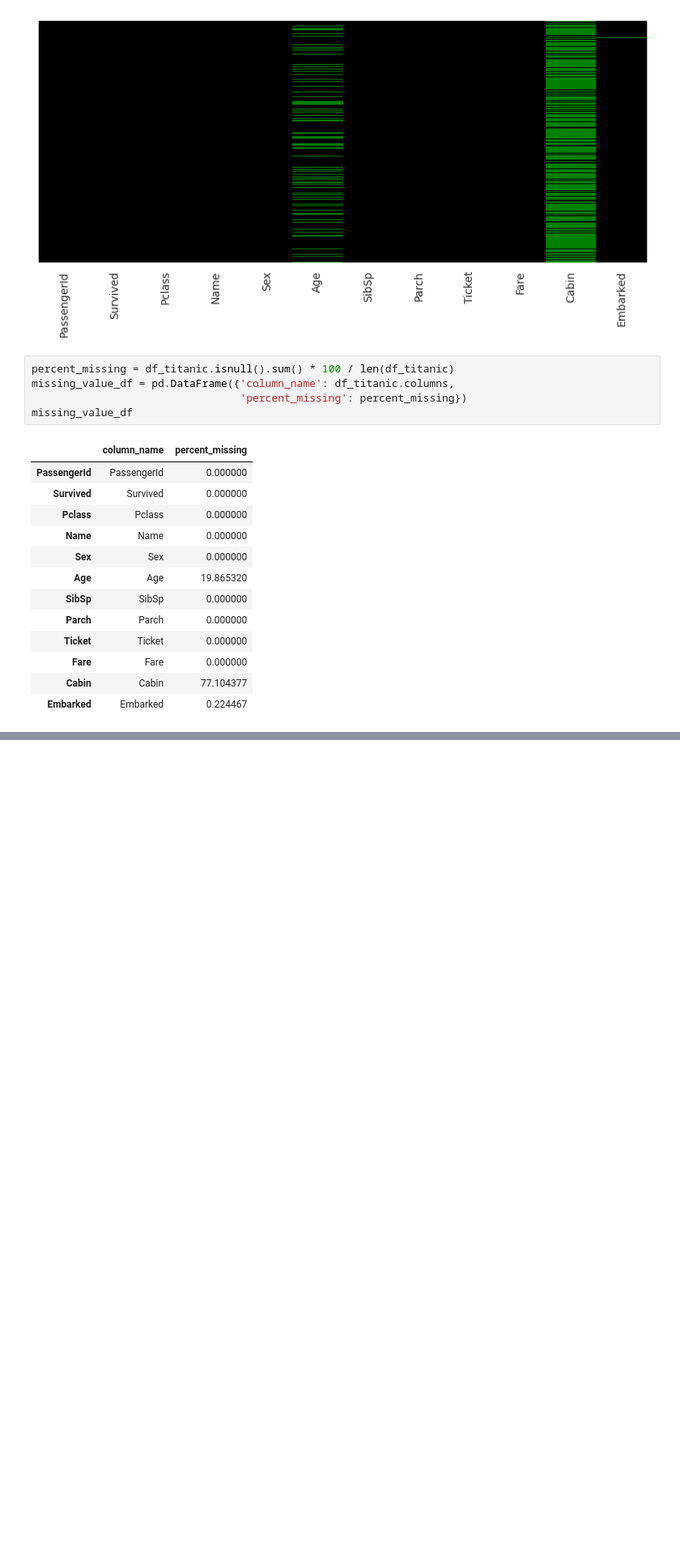
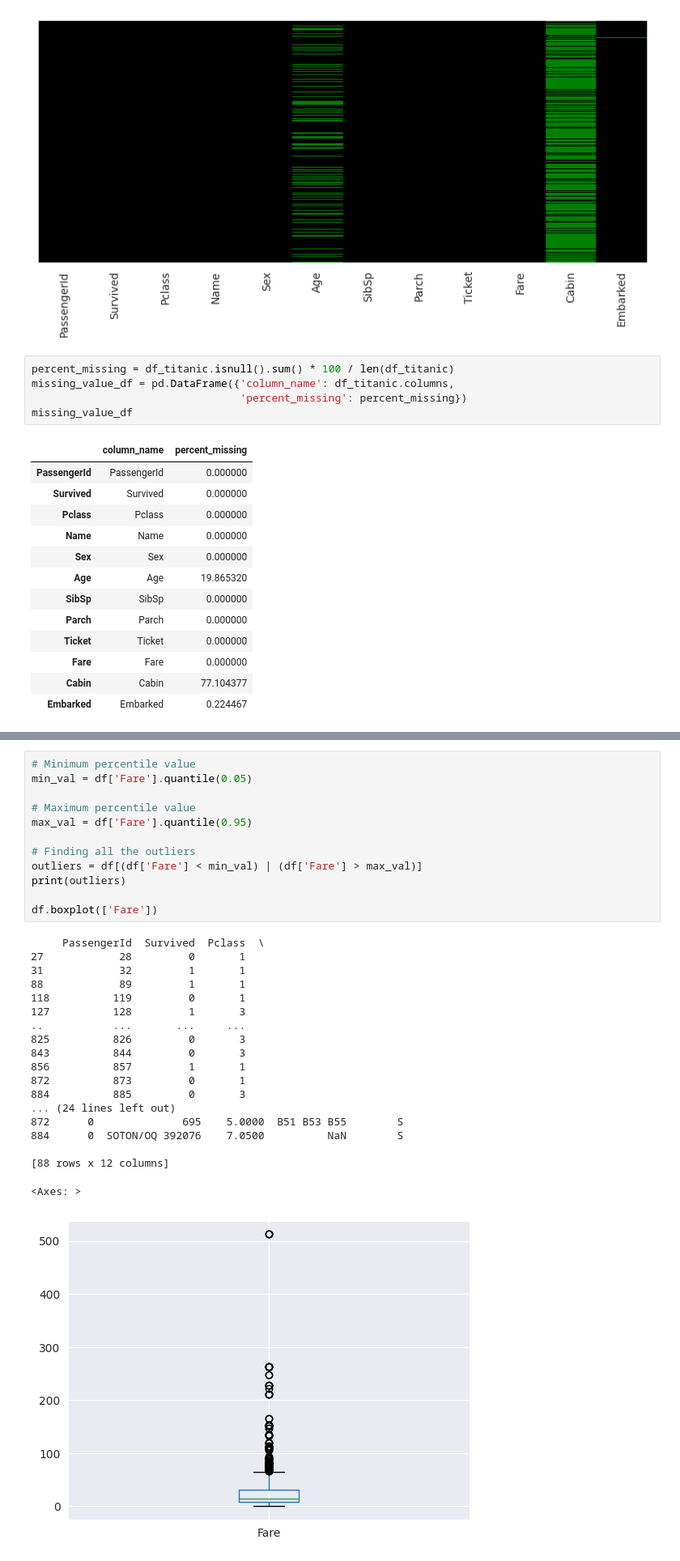
Before and after one commit to Ruvini-Rangathara-org/Machine-Learning-GDSE, a Jupyter notebook: 6th-week/handling-missing-data.ipynb, the cells around one changed output, grey strips where cells are left out. Shown: that part at 81% size. Saved outputs shown, nothing was run; the diff lists cells and outputs as text; blank space fills up the shorter version.

```diff
--- a/6th-week/handling-missing-data.ipynb
+++ b/6th-week/handling-missing-data.ipynb
@@ -113,0 +355,32 @@ dtype: int64
+# %%
+# Minimum percentile value
+min_val = df['Fare'].quantile(0.05)
+
+# Maximum percentile value
+max_val = df['Fare'].quantile(0.95)
+
+# Finding all the outliers
+outliers = df[(df['Fare'] < min_val) | (df['Fare'] > max_val)]
+print(outliers)
+
+df.boxplot(['Fare'])
+# %% [output]
+     PassengerId  Survived  Pclass  \
+27            28         0       1
+31            32         1       1
+88            89         1       1
+118          119         0       1
+127          128         1       3
+..           ...       ...     ...
+825          826         0       3
+843          844         0       3
+856          857         1       1
+872          873         0       1
+884          885         0       3
+... (24 lines left out)
+872      0              695    5.0000  B51 B53 B55        S
+884      0  SOTON/OQ 392076    7.0500          NaN        S
+
+[88 rows x 12 columns]
+<Axes: >
+[figure, added]
```
Also changed, not shown: parts of 29 cells of this notebook, 1 other file.
